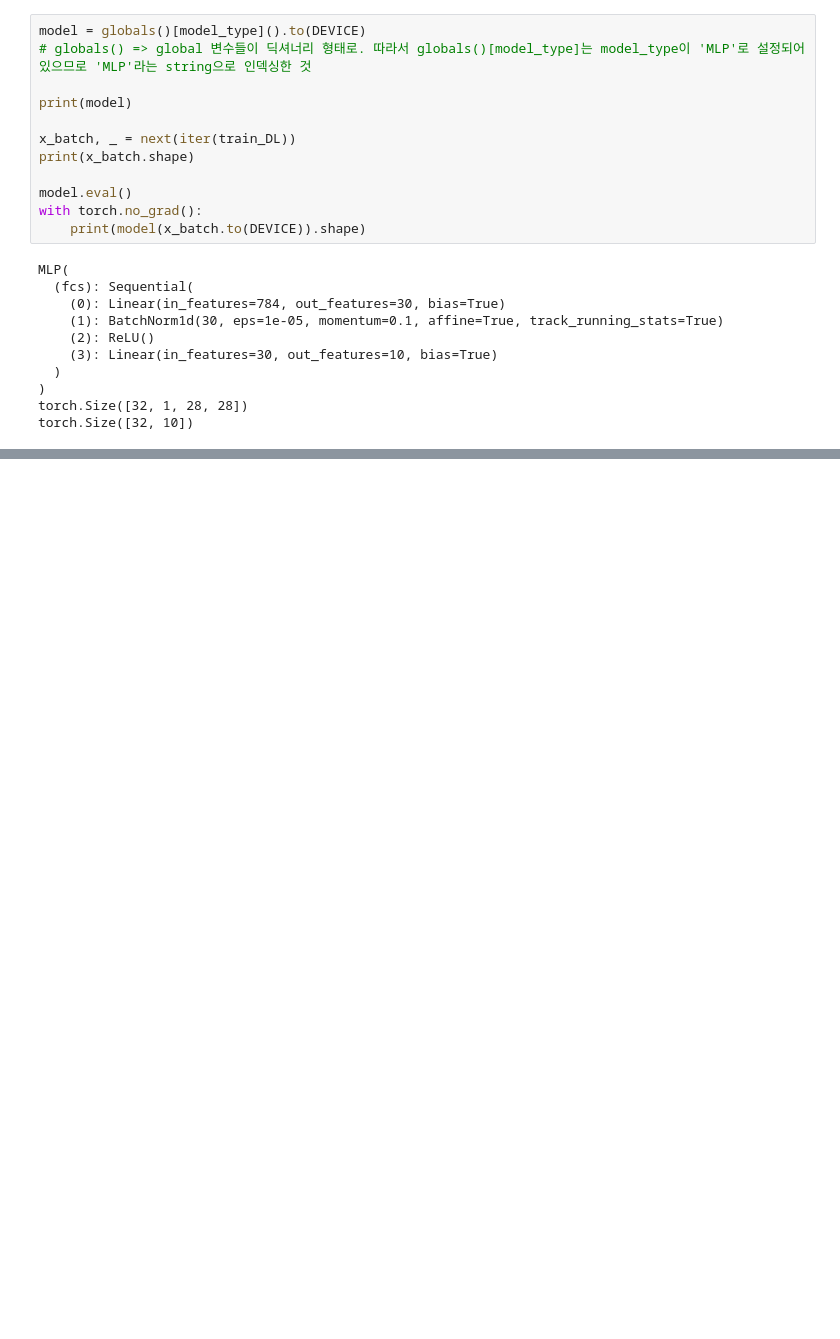
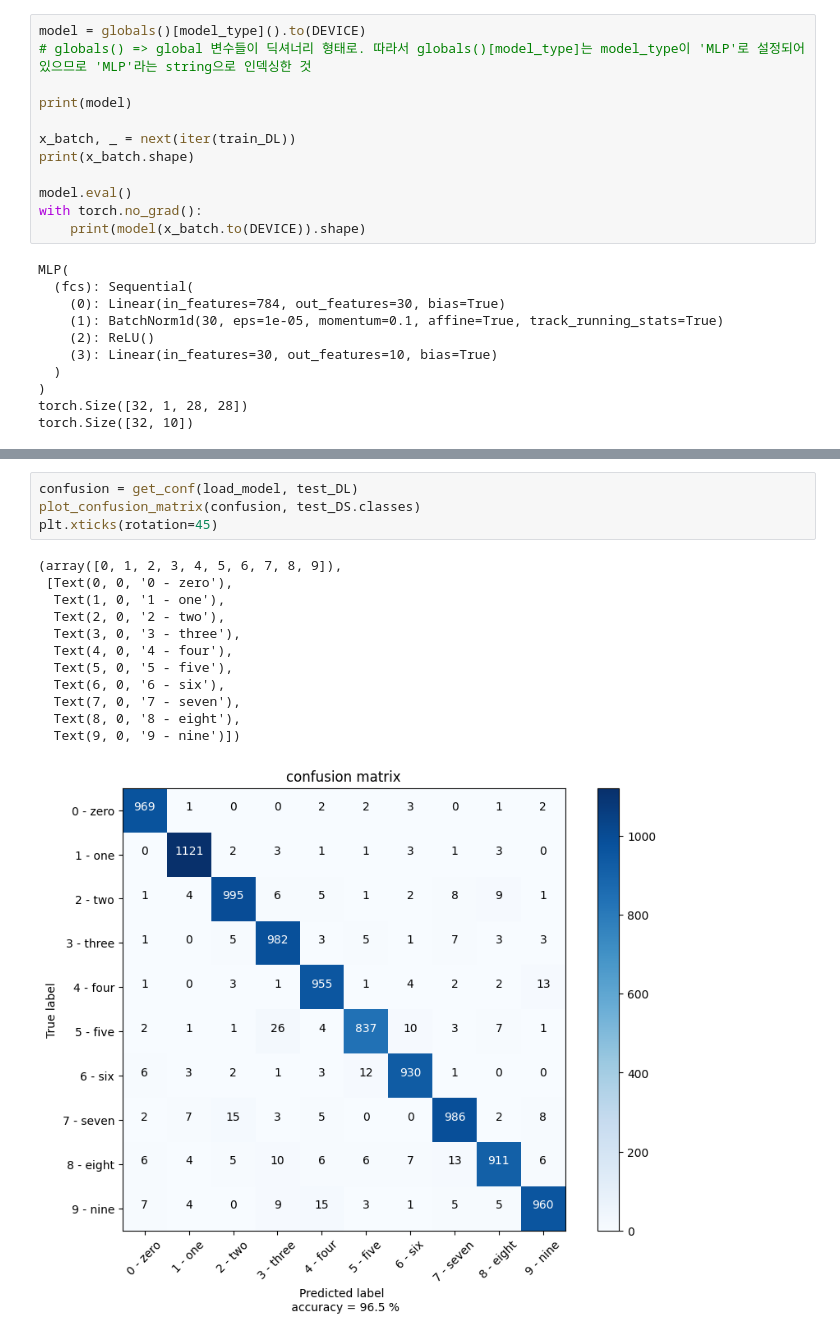
Before and after one commit to hajonghyun/installPytorch_study, a Jupyter notebook: 5_1_short_multiclass_classificaiton.ipynb, the cells around one changed output, grey strips where cells are left out. Cells and saved outputs as stored; diff of their text form; blank space fills up the shorter version.

```diff
--- a/5_1_short_multiclass_classificaiton.ipynb
+++ b/5_1_short_multiclass_classificaiton.ipynb
@@ -69,0 +106,17 @@ torch.Size([32, 10])
+# %%
+confusion = get_conf(load_model, test_DL)
+plot_confusion_matrix(confusion, test_DS.classes)
+plt.xticks(rotation=45)
+# %% [output]
+(array([0, 1, 2, 3, 4, 5, 6, 7, 8, 9]),
+ [Text(0, 0, '0 - zero'),
+  Text(1, 0, '1 - one'),
+  Text(2, 0, '2 - two'),
+  Text(3, 0, '3 - three'),
+  Text(4, 0, '4 - four'),
+  Text(5, 0, '5 - five'),
+  Text(6, 0, '6 - six'),
+  Text(7, 0, '7 - seven'),
+  Text(8, 0, '8 - eight'),
+  Text(9, 0, '9 - nine')])
+[figure, added]
```
Also changed, not shown: parts of 5 cells of this notebook.
